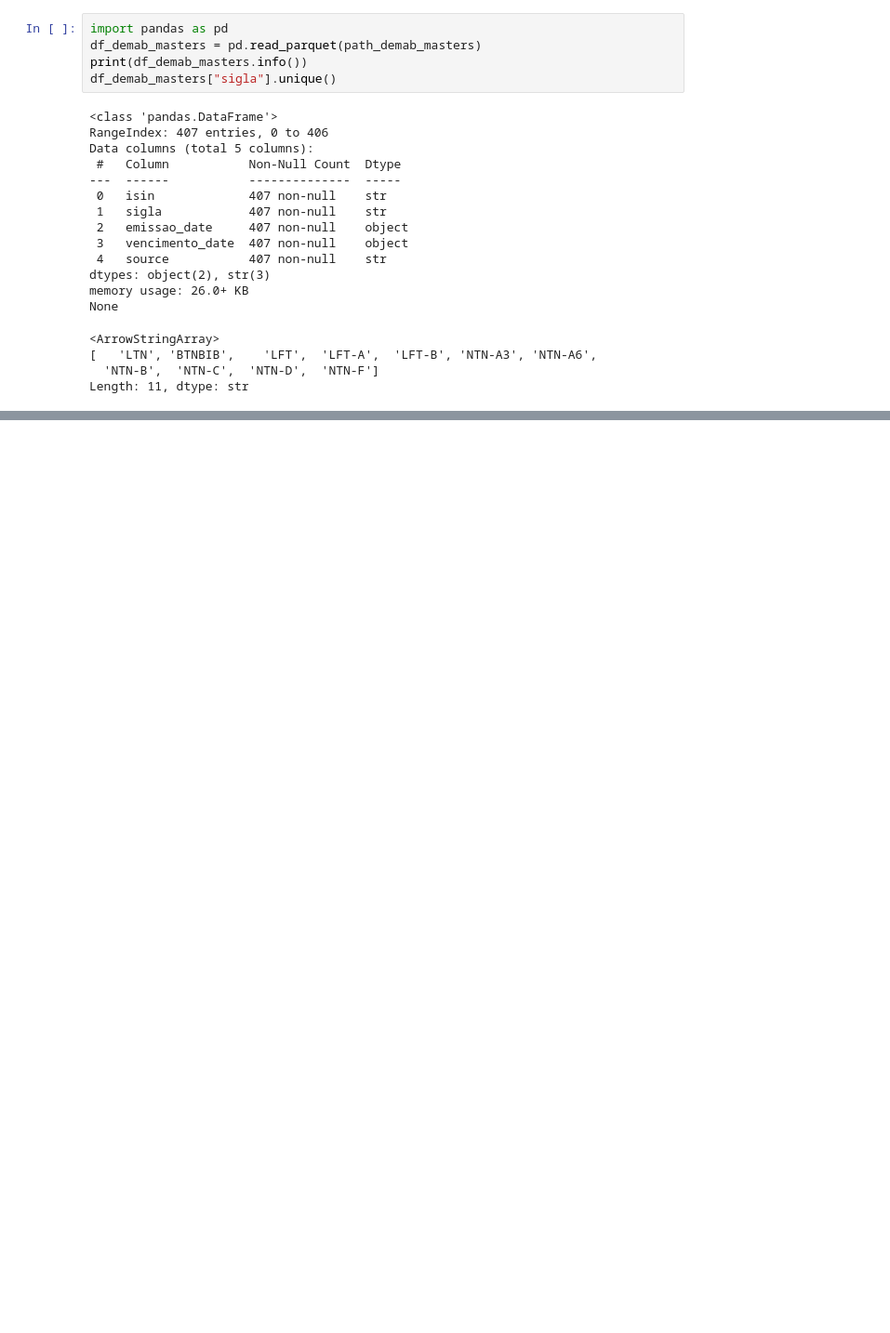
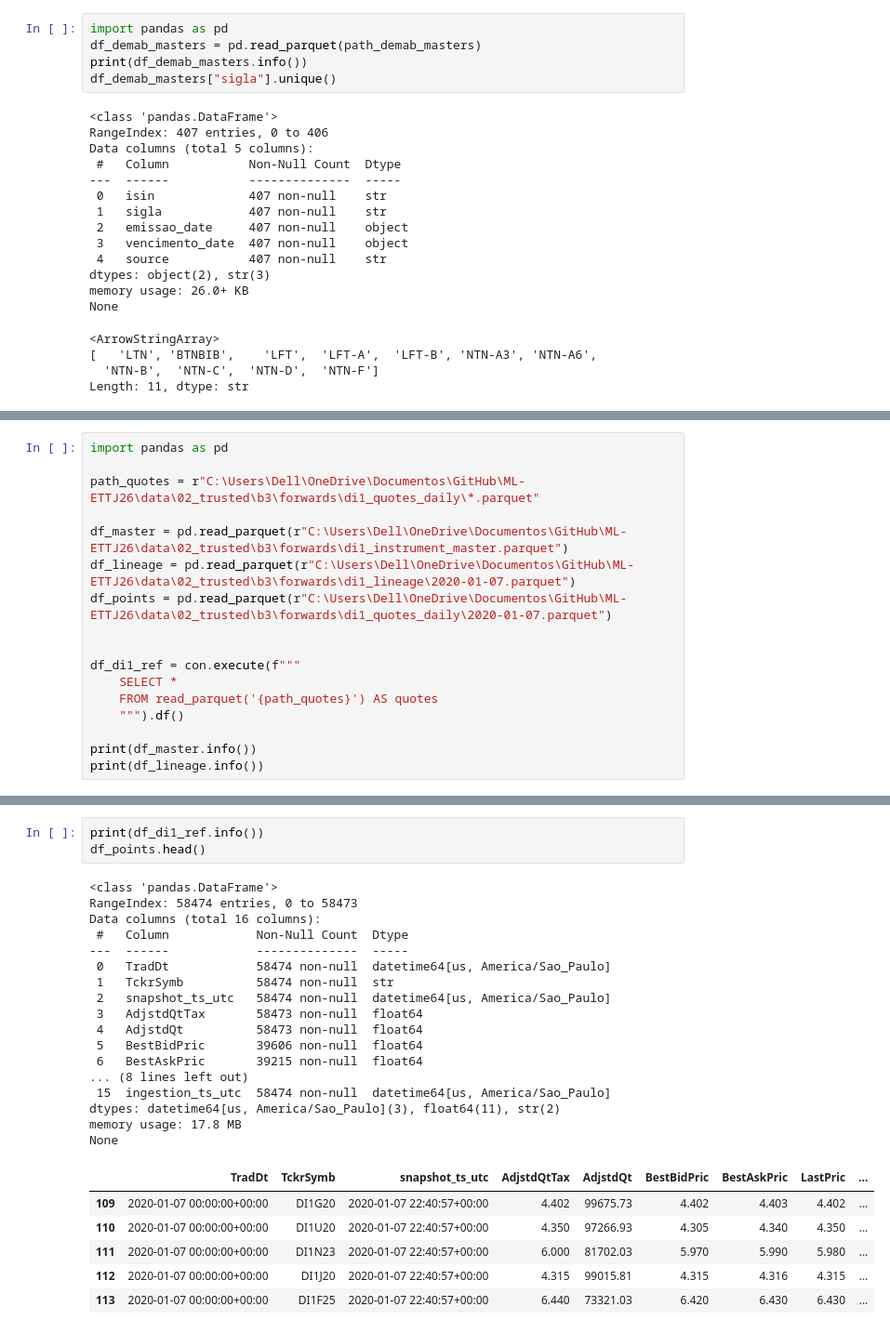
Before and after one commit to JuanRocha01/ML-ETTJ26, a Jupyter notebook: study/refined.ipynb, the cells around one changed output, grey strips where cells are left out. Shown at 93% size. Drawn from its saved outputs; the diff is of its cells as text; blank space fills up the shorter version.

Commit message:
Refined layer B3 forwards DI1

```diff
--- a/study/refined.ipynb
+++ b/study/refined.ipynb
@@ -208,0 +237,17 @@ Length: 11, dtype: str
+# %%
+import pandas as pd
+
+path_quotes = r"C:\Users\Dell\OneDrive\Documentos\GitHub\ML-ETTJ26\data\02_trusted\b3\forwards\di1_quotes_daily\*.parquet"
+
+df_master = pd.read_parquet(r"C:\Users\Dell\OneDrive\Documentos\GitHub\ML-ETTJ26\data\02_trusted\b3\forwards\di1_instrument_master.parquet")
+df_lineage = pd.read_parquet(r"C:\Users\Dell\OneDrive\Documentos\GitHub\ML-ETTJ26\data\02_trusted\b3\forwards\di1_lineage\2020-01-07.parquet")
+df_points = pd.read_parquet(r"C:\Users\Dell\OneDrive\Documentos\GitHub\ML-ETTJ26\data\02_trusted\b3\forwards\di1_quotes_daily\2020-01-07.parquet")
+
+
+df_di1_ref = con.execute(f"""
+    SELECT *
+    FROM read_parquet('{path_quotes}') AS quotes
+    """).df()
+
+print(df_master.info())
+print(df_lineage.info())
@@ -208,0 +272,27 @@ Length: 11, dtype: str
+# %%
+print(df_di1_ref.info())
+df_points.head()
+# %% [output]
+<class 'pandas.DataFrame'>
+RangeIndex: 58474 entries, 0 to 58473
+Data columns (total 16 columns):
+ #   Column            Non-Null Count  Dtype
+---  ------            --------------  -----
+ 0   TradDt            58474 non-null  datetime64[us, America/Sao_Paulo]
+ 1   TckrSymb          58474 non-null  str
+ 2   snapshot_ts_utc   58474 non-null  datetime64[us, America/Sao_Paulo]
+ 3   AdjstdQtTax       58473 non-null  float64
+ 4   AdjstdQt          58473 non-null  float64
+ 5   BestBidPric       39606 non-null  float64
+ 6   BestAskPric       39215 non-null  float64
+... (8 lines left out)
+ 15  ingestion_ts_utc  58474 non-null  datetime64[us, America/Sao_Paulo]
+dtypes: datetime64[us, America/Sao_Paulo](3), float64(11), str(2)
+memory usage: 17.8 MB
+None
+|  | TradDt | TckrSymb | snapshot_ts_utc | AdjstdQtTax | AdjstdQt | BestBidPric | BestAskPric | LastPric | ... |
+| 109 | 2020-01-07 00:00:00+00:00 | DI1G20 | 2020-01-07 22:40:57+00:00 | 4.402 | 99675.73 | 4.402 | 4.403 | 4.402 | ... |
+| 110 | 2020-01-07 00:00:00+00:00 | DI1U20 | 2020-01-07 22:40:57+00:00 | 4.350 | 97266.93 | 4.305 | 4.340 | 4.350 | ... |
+| 111 | 2020-01-07 00:00:00+00:00 | DI1N23 | 2020-01-07 22:40:57+00:00 | 6.000 | 81702.03 | 5.970 | 5.990 | 5.980 | ... |
+| 112 | 2020-01-07 00:00:00+00:00 | DI1J20 | 2020-01-07 22:40:57+00:00 | 4.315 | 99015.81 | 4.315 | 4.316 | 4.315 | ... |
+| 113 | 2020-01-07 00:00:00+00:00 | DI1F25 | 2020-01-07 22:40:57+00:00 | 6.440 | 73321.03 | 6.420 | 6.430 | 6.430 | ... |
```
Also changed, not shown: parts of 9 cells of this notebook, 7 other files.
